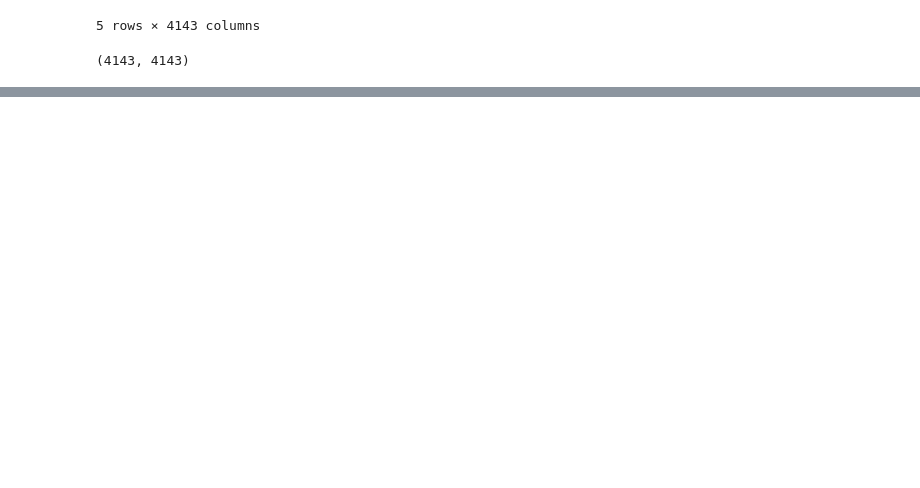
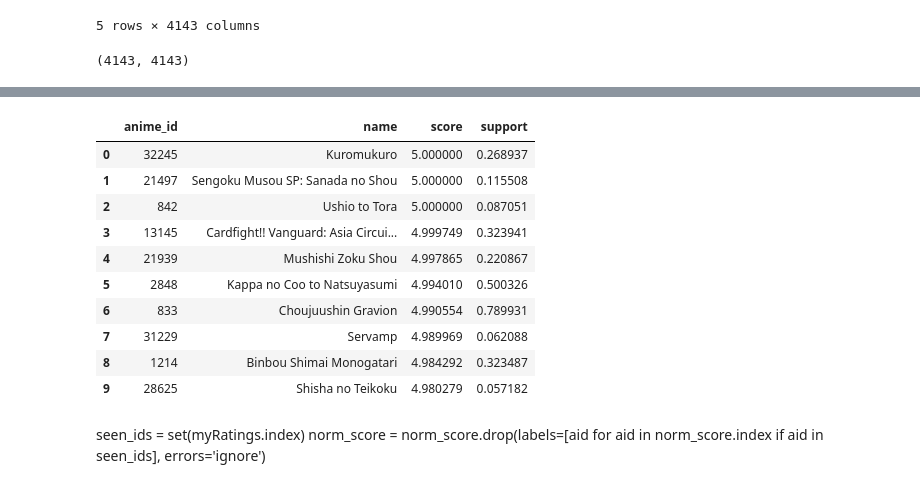
Before and after one commit to Devloy3/Ejercicio_Anime, a Jupyter notebook: recomendar_anime.ipynb, the cells around one changed output, grey strips where cells are left out. Saved outputs shown, nothing was run; the diff lists cells and outputs as text; code cells hidden in the pictures; blank space fills up the shorter version.

```diff
--- a/recomendar_anime.ipynb
+++ b/recomendar_anime.ipynb
@@ -320,0 +385,3 @@ print(corrMatrix.shape)
+# %%
+# Hunter x Hunter (2011) = 11061, School Days = 2476
+myRatings = pd.Series({11061: 10, 2476: 1})
@@ -320,0 +418,7 @@ print(corrMatrix.shape)
+# %%
+seen_ids = set(myRatings.index)
+norm_score = norm_score.drop(labels=[aid for aid in norm_score.index if aid in seen_ids], errors='ignore')
+# %%
+recommendations = norm_score.sort_values(ascending=False)
+top10_ids = recommendations.head(10)
+top10_ids
@@ -320,0 +438,62 @@ print(corrMatrix.shape)
+# %%
+import pandas as pd
+import html
+
+# --- 1) Asegurarnos de tener un DataFrame con el mapping id->name ---
+try:
+    is_df = isinstance(anime, pd.DataFrame)
+except NameError:
+    is_df = False  # 'anime' ni siquiera existe
+
+if not is_df:
+    # Ajusta la ruta/archivo según lo tengas (p. ej. 'anime.csv')
+    anime_df = pd.read_csv('anime.csv', usecols=['anime_id', 'name'])
+else:
+    anime_df = anime[['anime_id', 'name']].copy()
+
+# (Opcional) decodificar entidades HTML por si hay &quot; etc.
+anime_df['name'] = anime_df['name'].astype(str).apply(html.unescape).str.strip()
+
+# Alinear tipos por si acaso
+anime_df['anime_id'] = anime_df['anime_id'].astype('int64')
+
+# --- 2) Preparar el top10 por id y score (forma segura) ---
+# top10_ids es una Series: index=anime_id, value=score
+top10_df = (
+    top10_ids
+    .rename('score')               # nombre a la columna de valores
+    .reset_index()                 # pasa índice 'anime_id' a columna
+    .rename(columns={'index':'anime_id'})
+)
+
+# Alinear tipos para el merge
+top10_df['anime_id'] = top10_df['anime_id'].astype('int64')
+
+# Añadir soporte (peso acumulado) si lo tienes calculado
+if 'sum_weights' in globals():
+    top10_df['support'] = sum_weights.reindex(top10_df['anime_id']).values
+
+# --- 3) Merge final para añadir nombres ---
+top10_named = top10_df.merge(anime_df, on='anime_id', how='left')
+
+# Ordenar por score (por si se desordena tras el merge)
+top10_named = top10_named.sort_values('score', ascending=False)
+
+# Ver resultado final
+top10_named[['anime_id', 'name', 'score'] + (['support'] if 'support' in top10_named.columns else [])] \
+    .reset_index(drop=True)
+# %% [output]
+|  | anime_id | name | score | support |
+| 0 | 32245 | Kuromukuro | 5.000000 | 0.268937 |
+| 1 | 21497 | Sengoku Musou SP: Sanada no Shou | 5.000000 | 0.115508 |
+| 2 | 842 | Ushio to Tora | 5.000000 | 0.087051 |
+| 3 | 13145 | Cardfight!! Vanguard: Asia Circui... | 4.999749 | 0.323941 |
+| 4 | 21939 | Mushishi Zoku Shou | 4.997865 | 0.220867 |
+| 5 | 2848 | Kappa no Coo to Natsuyasumi | 4.994010 | 0.500326 |
+| 6 | 833 | Choujuushin Gravion | 4.990554 | 0.789931 |
+| 7 | 31229 | Servamp | 4.989969 | 0.062088 |
+| 8 | 1214 | Binbou Shimai Monogatari | 4.984292 | 0.323487 |
+| 9 | 28625 | Shisha no Teikoku | 4.980279 | 0.057182 |
+# %% [markdown]
+seen_ids = set(myRatings.index)
+norm_score = norm_score.drop(labels=[aid for aid in norm_score.index if aid in seen_ids], errors='ignore')
```
Also changed, not shown: parts of 16 cells of this notebook.
